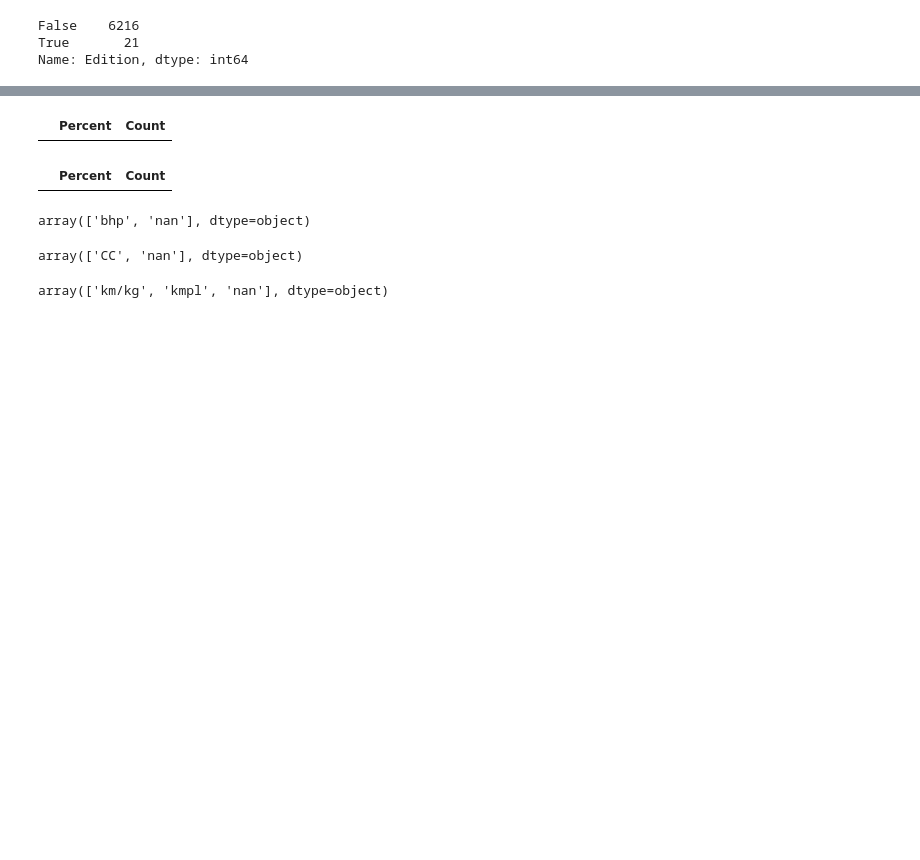
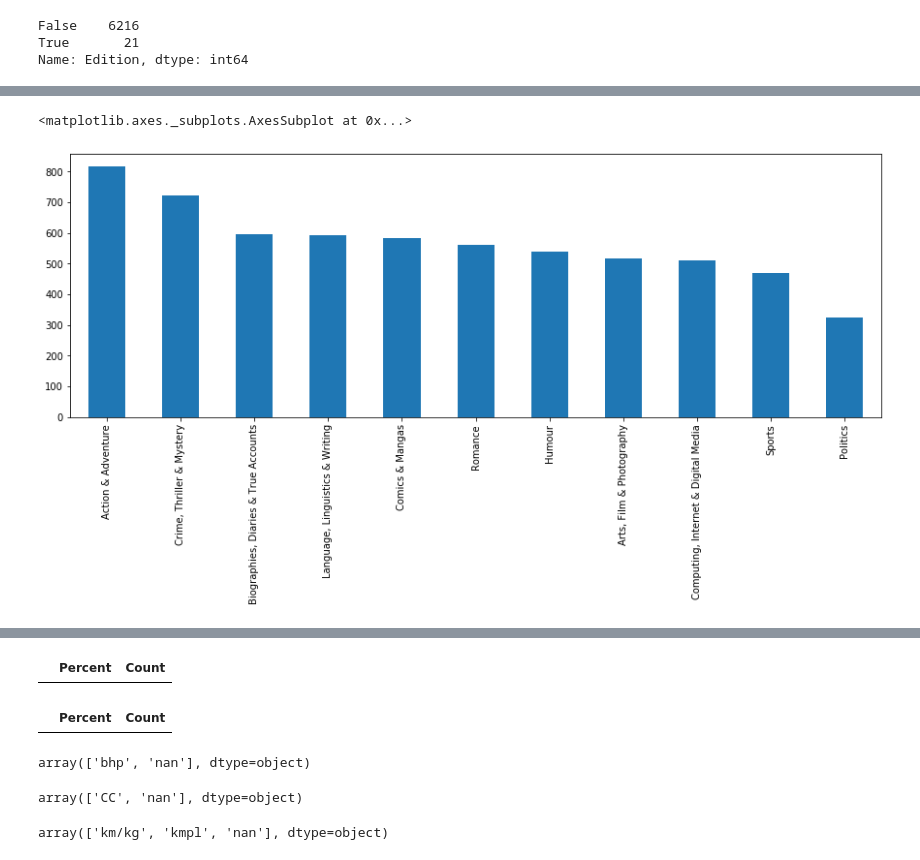
Before and after one commit to gautamnaik1994/Book-Price-Prediction, a Jupyter notebook: main.ipynb, the cells around one changed output, grey strips where cells are left out. Cells and saved outputs as stored; diff of their text form; code cells hidden in the pictures; blank space fills up the shorter version.

```diff
--- a/main.ipynb
+++ b/main.ipynb
@@ -123,0 +148,6 @@ Name: Edition, dtype: int64
+# %%
+figsize(15,5)
+df_train["BookCategory"].value_counts().plot(kind="bar")
+# %% [output]
+<matplotlib.axes._subplots.AxesSubplot at 0x...>
+[figure, added]
```
Also changed, not shown: parts of 11 cells of this notebook.
